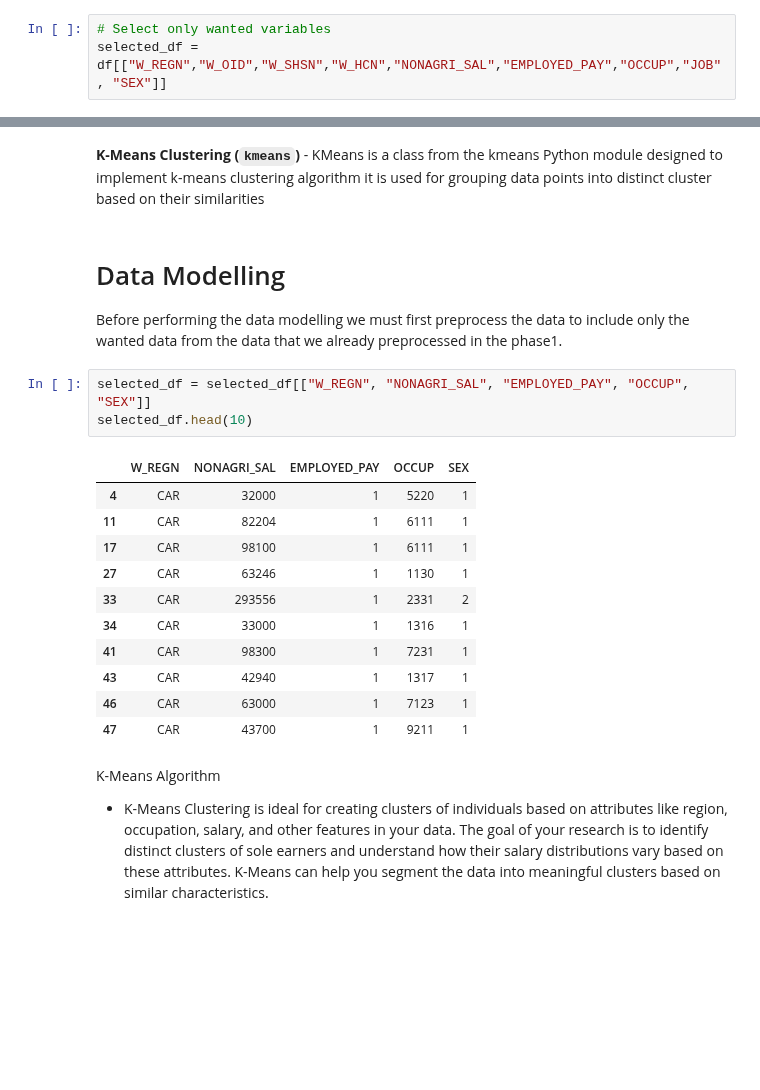
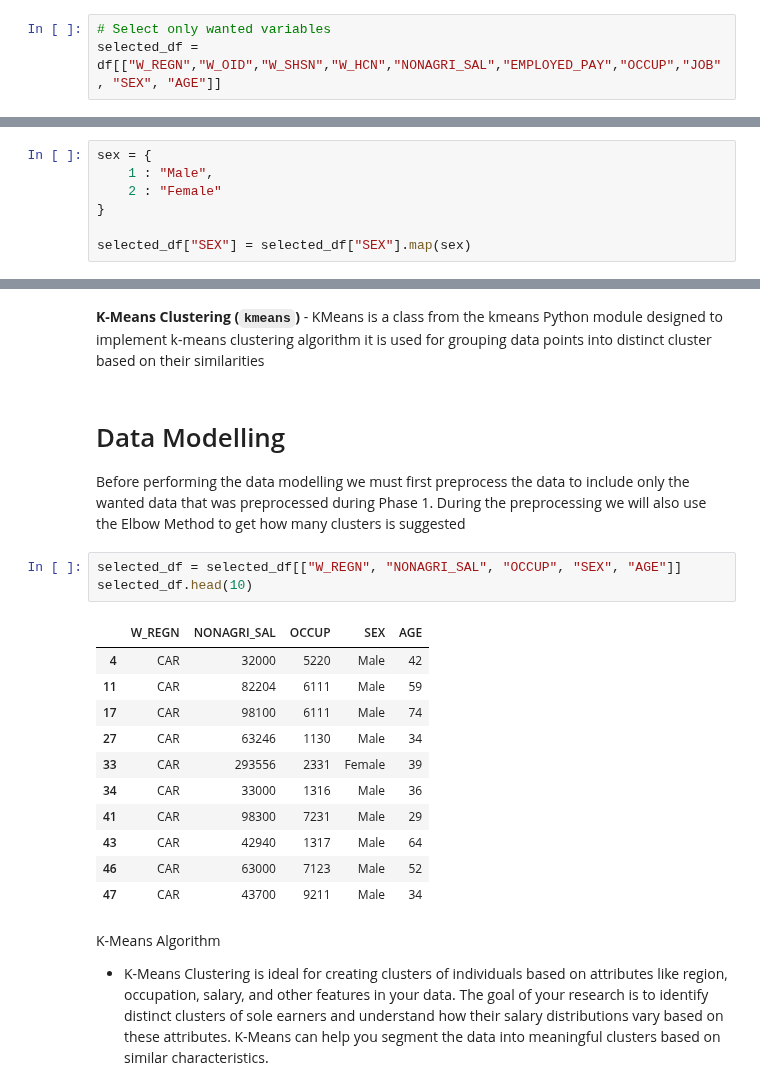
Before and after one commit to chiwasushuba/CSMODEL-Project, a Jupyter notebook: [Phase 2].ipynb, the cells around one changed output, grey strips where cells are left out. Drawn from its saved outputs; the diff is of its cells as text; blank space fills up the shorter version.

Commit message:
PHASE2?

```diff
--- a/[Phase 2].ipynb
+++ b/[Phase 2].ipynb
@@ -569,6 +571,6 @@ We want to select the variables that we only needed to perform the eda questions
 # %%
 # Select only wanted variables
-selected_df = df[["W_REGN","W_OID","W_SHSN","W_HCN","NONAGRI_SAL","EMPLOYED_PAY","OCCUP","JOB", "SEX"]]
+selected_df = df[["W_REGN","W_OID","W_SHSN","W_HCN","NONAGRI_SAL","EMPLOYED_PAY","OCCUP","JOB", "SEX", "AGE"]]
 # %%
 selected_df.info()
 # %% [output]
@@ -733,0 +741,7 @@ See the caveats in the documentation: https://pandas.pydata.org/pandas-docs/stab
+# %%
+sex = {
+    1 : "Male",
+    2 : "Female"
+}
+
+selected_df["SEX"] = selected_df["SEX"].map(sex)
@@ -1113,22 +1181,22 @@ from sklearn.cluster import KMeans
  **K-Means Clustering (`kmeans`)** - KMeans is a class from the kmeans Python module designed to implement k-means clustering algorithm it is used for grouping data points into distinct cluster based on their similarities
 # %% [markdown]
 # Data Modelling
-Before performing the data modelling we must first preprocess the data to include only the wanted data from the data that we already preprocessed in the phase1.
+Before performing the data modelling we must first preprocess the data to include only the wanted data that was preprocessed during Phase 1. During the preprocessing we will also use the Elbow Method to get how many clusters is suggested
 # %%
-selected_df = selected_df[["W_REGN", "NONAGRI_SAL", "EMPLOYED_PAY", "OCCUP", "SEX"]]
+selected_df = selected_df[["W_REGN", "NONAGRI_SAL", "OCCUP", "SEX", "AGE"]]
 selected_df.head(10)
 # %% [output]
-|  | W_REGN | NONAGRI_SAL | EMPLOYED_PAY | OCCUP | SEX |
-| 4 | CAR | 32000 | 1 | 5220 | 1 |
-| 11 | CAR | 82204 | 1 | 6111 | 1 |
-| 17 | CAR | 98100 | 1 | 6111 | 1 |
-| 27 | CAR | 63246 | 1 | 1130 | 1 |
-| 33 | CAR | 293556 | 1 | 2331 | 2 |
-| 34 | CAR | 33000 | 1 | 1316 | 1 |
-| 41 | CAR | 98300 | 1 | 7231 | 1 |
-| 43 | CAR | 42940 | 1 | 1317 | 1 |
-| 46 | CAR | 63000 | 1 | 7123 | 1 |
-| 47 | CAR | 43700 | 1 | 9211 | 1 |
+|  | W_REGN | NONAGRI_SAL | OCCUP | SEX | AGE |
+| 4 | CAR | 32000 | 5220 | Male | 42 |
+| 11 | CAR | 82204 | 6111 | Male | 59 |
+| 17 | CAR | 98100 | 6111 | Male | 74 |
+| 27 | CAR | 63246 | 1130 | Male | 34 |
+| 33 | CAR | 293556 | 2331 | Female | 39 |
+| 34 | CAR | 33000 | 1316 | Male | 36 |
+| 41 | CAR | 98300 | 7231 | Male | 29 |
+| 43 | CAR | 42940 | 1317 | Male | 64 |
+| 46 | CAR | 63000 | 7123 | Male | 52 |
+| 47 | CAR | 43700 | 9211 | Male | 34 |
 # %% [markdown]
 K-Means Algorithm
 * K-Means Clustering is ideal for creating clusters of individuals based on attributes like region, occupation, salary, and other features in your data. The goal of your research is to identify distinct clusters of sole earners and understand how their salary distributions vary based on these attributes. K-Means can help you segment the data into meaningful clusters based on similar characteristics.
```
Also changed, not shown: parts of 29 cells of this notebook.
